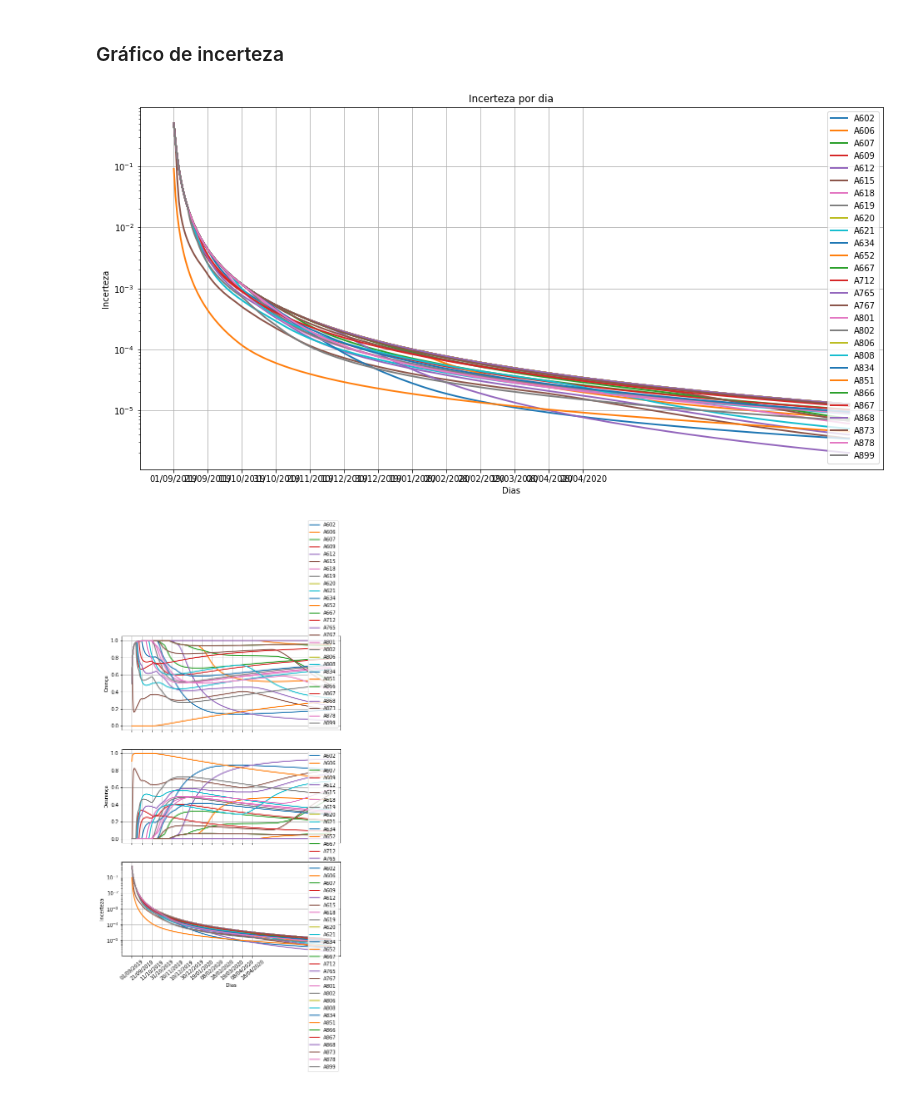
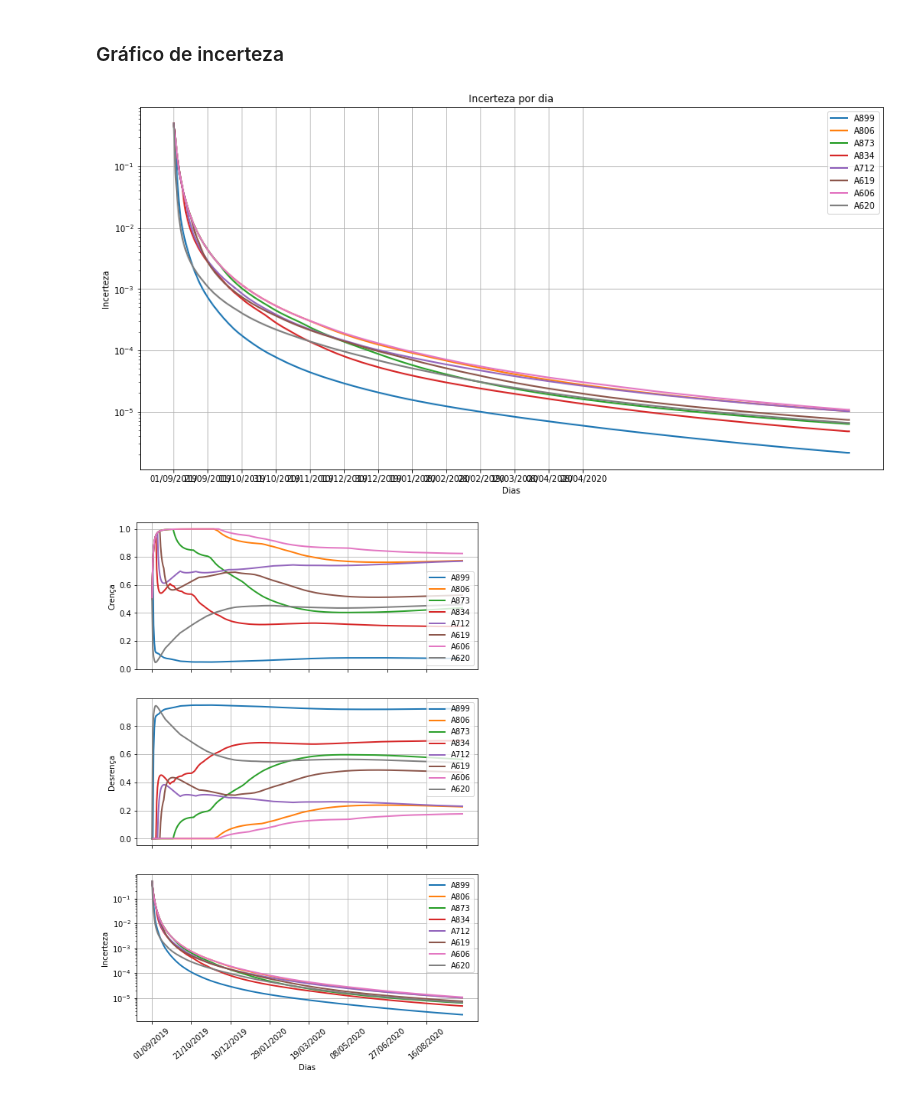
Before and after one commit to asalunai/IoT-trabalho, a Jupyter notebook: graficos - novas estacoes (um so receptor).ipynb, the cells around one changed output. Cells and saved outputs as stored; diff of their text form; code cells hidden in the pictures.

```diff
--- a/graficos - novas estacoes (um so receptor).ipynb
+++ b/graficos - novas estacoes (um so receptor).ipynb
@@ -144,8 +117,8 @@ plt.show()
 # %% [markdown]
 ### Gráfico de temperatura média e anomalias sem a estação A618
 # %%
-df_anomalias = pd.read_csv("./dados_csv/anomalia_new.csv", names=labels)
-df_media = pd.read_csv("./dados_csv/media_new.csv")
+df_anomalias = pd.read_csv("./dados_csv/anomalia_9est.csv", names=labels)
+df_media = pd.read_csv("./dados_csv/media_9est.csv")
 x = tuple(
     (first_day + timedelta(days=i)).strftime("%d/%m/%Y")
     for i in range(len(df_anomalias["A606"]))
@@ -180,7 +154,7 @@ plt.show()
 # %% [markdown]
 ### Gráfico de crença
 # %%
-df = pd.read_csv("./dados_csv/crenca_new.csv", names=labels)
+df = pd.read_csv("./dados_csv/crenca_9est.csv", names=labels)
 #x = tuple(range(0, len(df["A606"])))
 
 _, ax = plt.subplots(figsize=(16,8))
@@ -201,9 +175,9 @@ ax.legend(loc="lower right")
 ax.grid(True)
 #ax.set_ylim(-.05, 1.05)
 
-ax.set_xticks(np.arange(0, 250, 20))
+ax.set_xticks(np.arange(0, 400, 50))
 
 
-#plt.savefig("dados_csv/novasEstacoes_crenca.pdf")
+#plt.savefig("dados_csv/9est_crenca.pdf")
 plt.show()
 # %% [output]
@@ -211,7 +185,7 @@ plt.show()
 # %% [markdown]
 ### Gráfico de descrença
 # %%
-df = pd.read_csv("./dados_csv/descrenca_new.csv", names=labels)
+df = pd.read_csv("./dados_csv/descrenca_9est.csv", names=labels)
 #x = tuple(range(0, len(df["A606"])))
 
 _, ax = plt.subplots(figsize=(16,8))
@@ -233,8 +207,8 @@ ax.grid(True)
 
 #ax.set_ylim(-.05, 1.05)
 
-ax.set_xticks(np.arange(0, 250, 20))
+ax.set_xticks(np.arange(0, 400, 50))
 
-#plt.savefig("dados_csv/novasEstacoes_descrenca.pdf")
+#plt.savefig("dados_csv/9est_descrenca.pdf")
 plt.show()
 # %% [output]
@@ -242,7 +216,7 @@ plt.show()
 # %% [markdown]
 ### Gráfico de incerteza
 # %%
-df = pd.read_csv("./dados_csv/incerteza_new.csv", names=labels)
+df = pd.read_csv("./dados_csv/incerteza_9est.csv", names=labels)
 #x = tuple(range(0, len(df.A606)))
 
 _, ax = plt.subplots(figsize=(16,8))
@@ -268,48 +242,48 @@ ax.grid(True)
 
 ax.set_xticks(np.arange(0, 250, 20))
 
-#plt.savefig("dados_csv/novasEstacoes_incerteza.pdf")
+#plt.savefig("dados_csv/9est_incerteza.pdf")
 plt.show()
 # %% [output]
-[figure, old version]
+[figure, new version]
 # %%
-df_c = pd.read_csv("./dados_csv/crenca_new.csv", names=labels)
-df_d = pd.read_csv("./dados_csv/descrenca_new.csv", names=labels)
-df_u = pd.read_csv("./dados_csv/incerteza_new.csv", names=labels)
+df_c = pd.read_csv("./dados_csv/crenca_9est.csv", names=labels)
+df_d = pd.read_csv("./dados_csv/descrenca_9est.csv", names=labels)
+df_u = pd.read_csv("./dados_csv/incerteza_9est.csv", names=labels)
 
 _, ax = plt.subplots(3, 1, figsize=(8,12))
 
 for label in labels:
     ax[0].plot(x, df_c[label], label=label, linewidth=2)
 
     ax[1].plot(x, df_d[label], label=label, linewidth=2)
 
     ax[2].plot(x, df_u[label], label=label, linewidth=2)
     plt.xticks(rotation=40)
     plt.yscale("log")
 
 ax[2].set_xlabel("Dias")
 
 ax[0].set_ylabel("Crença")
 ax[1].set_ylabel("Desrença")
 ax[2].set_ylabel("Incerteza")
 
 ax[0].legend(loc="lower right")
 ax[1].legend(loc="upper right")
 ax[2].legend(loc="upper right")
 
 ax[0].grid(True)
 ax[1].grid(True)
 ax[2].grid(True)
 
-ax[0].set_xticks(np.arange(0, 250, 20))
+ax[0].set_xticks(np.arange(0, 400, 50))
 ax[0].xaxis.set_ticklabels([])
-ax[1].set_xticks(np.arange(0, 250, 20))
+ax[1].set_xticks(np.arange(0, 400, 50))
 ax[1].xaxis.set_ticklabels([])
-ax[2].set_xticks(np.arange(0, 250, 20))
+ax[2].set_xticks(np.arange(0, 400, 50))
 
 
-plt.savefig("dados_csv/novasEstacoes_opiniao.pdf")
+plt.savefig("dados_csv/9est_opiniao.pdf")
 #plt.show()
 # %% [output]
-[figure, old version]
+[figure, new version]
```
Also changed, not shown: parts of 5 cells of this notebook, 7 other files.
